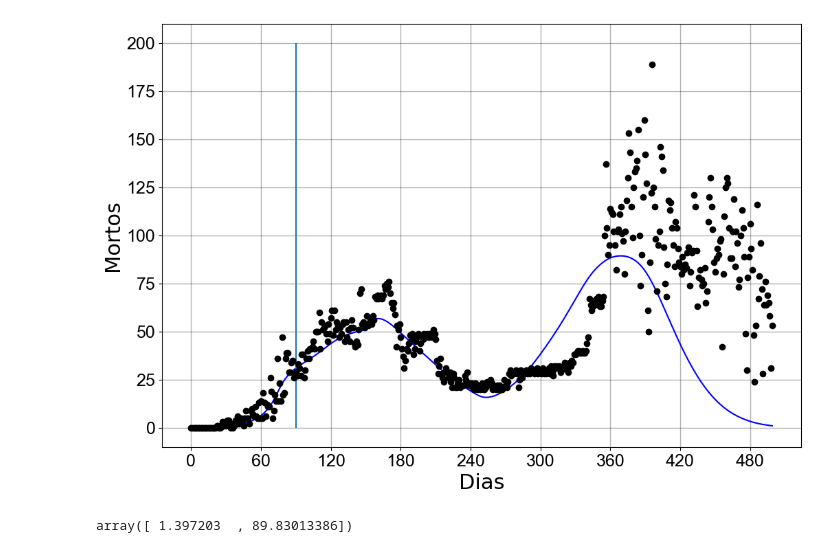
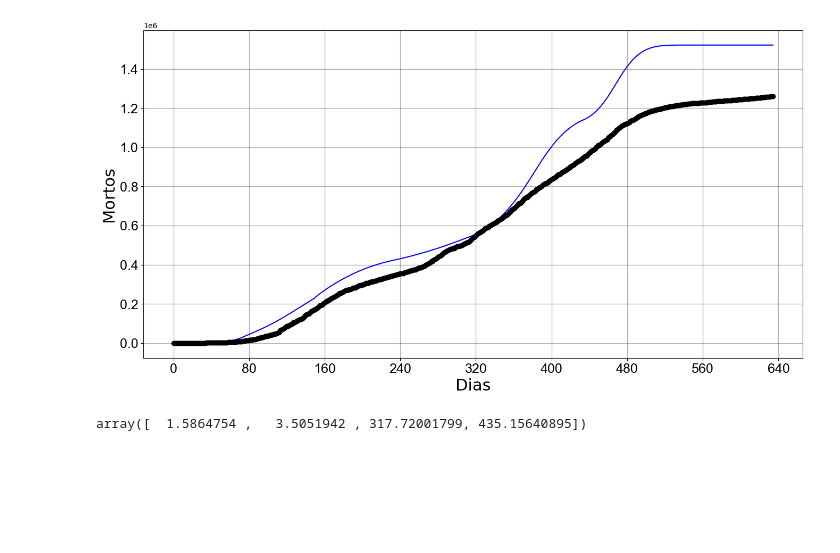
Before and after one commit to filipe7788/SEIHURD, a Jupyter notebook: fitting/fitao.ipynb, the cells around one changed output. Saved outputs shown, nothing was run; the diff lists cells and outputs as text; code cells hidden in the pictures; blank space fills up the shorter version.

```diff
--- a/fitting/fitao.ipynb
+++ b/fitting/fitao.ipynb
@@ -71,11 +71,11 @@ delta = 0.31
 p = 0.2
 # %%
 # def modelo
-def SEIIHURD(y,t, args):
+def SEIIHURD(t, y, args):
 
     # t0, b0, t1, b1, t2, b2, t3, b3, t4, b4, t5, b5, b_else = args
 
-    b0, t0 = args
+    b0, b1, t0, t1 = args
 
     if t<20.178:
         beta=2.1317
@@ -85,7 +85,9 @@ def SEIIHURD(y,t, args):
         beta=1.1281
     elif (t>=107.76354915) and (t < 149.34736536):
         beta=2.59807746
-    elif (t >= t0):
+    elif(t >= 235.35360579 and t < t0):
+        beta = 1.26315674
+    elif (t >= t0 and t < t1):
         beta = b0
     elif (t >= t1):
         beta = b1
@@ -96,7 +98,7 @@ def SEIIHURD(y,t, args):
 
     tau = novos_vacinados[int(t)]
 
-    if t >= 302: # 302 é quando começa a vacina
+    if t >= 321: # 321 é quando começa a vacina
         delta_av = 0.31
         delta_sv = 0.31
         phi_e = 0.7
@@ -172,13 +174,15 @@ def SEIIHURD(y,t, args):
 # lq_SIR
 def lq_SIR(pars, data, ts0, q0):
 
-    b0, t0 = pars
+    b0, b1, t0, t1 = pars
     #parameters
-    parode = b0, t0
+    parode = b0, b1, t0, t1
     #calls integrator
 
-    qs = odeint(SEIIHURD, q0, ts0, args=(parode,),mxstep=1000000)
-    mortos = np.diff(qs[:,-3]*14930634)[:300]
+    qs = solve_ivp(fun=SEIIHURD, t_span=[0, len(novos_vacinados)-1], args=(parode,) ,y0=q0, dense_output=True, method="RK45",  t_eval=np.arange(len(novos_vacinados)-1))
+    qs = qs.y
+
+    mortos = np.diff(qs[-3,:]*14930634)[:628]
     # casos = np.diff(qs[:, -2]*14930634)
     #define the standardized residuals
     errMortos = (mortos - data) / np.sqrt(mortos+1)
@@ -216,7 +220,7 @@ condicoes_iniciais = [S0,E0,V0, Sv0, Ev0, Ia0, Is0, Iav0, Isv0, H0, HV0, U0, UV0
 def Best_Fit(data,n_tries, ts0, q0):
 
     # #DEEFINE THE INTERVALS OF PARS[0, 2.],[0, 2.], [0, 5.], [0, 5.],[0, 5.],[0, 80], [80, 170], [170, 240], [240, 400]  310
-    intervals = np.array([[0, 5.], [0, 300]])
+    intervals = np.array([[0, 5.], [0, 5.], [235.35360580, 400], [401, 628]])
     #NUMBER OF FITS
     #best error starts at inft
     best_err = np.inf
@@ -258,14 +286,17 @@ def Best_Fit(data,n_tries, ts0, q0):
 n_tries=100  #Quanto maior mais certeza do resultado. Colocar em 100 para roda com mais certeza (Ou até maiws se for necessário)
 ts0 =  np.arange(len(novos_vacinados)-1)
 
-best_pop=Best_Fit(np.diff(mortos_dados)[:300], n_tries, ts0, condicoes_iniciais)
-b0, t0 = best_pop
-parode = [b0, t0]
+
+best_pop=Best_Fit(np.diff(moving_averages), n_tries, ts0, condicoes_iniciais)
+b0, b1, t0, t1 = best_pop
+parode = [b0, b1, t0, t1]
 
 # TEMPO FOI OTIMIZADO TAMBÉM
-# parode = [   1.65576662, 243.47609643]
+
+#parode = [  1.5864754 ,   3.5051942 , 317.72001799, 435.15640895]
 # calls integrator
-qs = odeint(SEIIHURD, condicoes_iniciais, ts0, args=(parode,), mxstep=1000000)
+qs = solve_ivp(fun=SEIIHURD, t_span=[0, len(novos_vacinados)-1], args=(parode,) ,y0=condicoes_iniciais, dense_output=True, method="RK45",  t_eval=np.arange(len(novos_vacinados)-1))
+qs = qs.y
 # %% [output]
 0
 achou 1
@@ -287,46 +361,47 @@ achou 4
 # %%
 # plotando mortes
+ts0 =  np.arange(len(novos_vacinados)-1)
 
-qi = qs[:,-3] #mortes acumulados
+qi = qs[-2,:] #mortes acumulados
 
 #Criando plot
-fig, ax = plt.subplots(figsize=(12,8))
+fig, ax = plt.subplots(figsize=(16,8))
 
 #Desenhando grid no plot
 ax.grid(which='major', axis='both', color='black',linewidth=1.,alpha=0.3)
 ax.autoscale()
 
 x_para_escala = np.arange(0, len(datas), 1)
 
-ax.scatter(x_para_escala,  np.diff(mortos_dados)[:len(datas)], color='black',zorder=3,label='Reported data')
+ax.scatter(x_para_escala,  (casos_dados)[:len(datas)], color='black',zorder=3,label='Reported data')
 
 #Plot the fitted function as a line.
-ax.plot(x_para_escala, np.diff(N*qi)[:len(datas)],color='blue',label='Fitted function')
-ax.vlines(t0, 0, 200)
+ax.plot(x_para_escala, (N*qi)[:len(datas)],color='blue',label='Fitted function')
 #Set the labels
 ax.set_ylabel('Mortos',fontsize=22)
 ax.set_xlabel('Dias', fontsize=22)
 #Set the title
 #The size of the numbers on the axixis
 ax.tick_params(labelsize=18)
 
 #Limiting the ammount of dates on the X axixs
 ax.xaxis.set_major_locator(plt.MaxNLocator(10))
 #Rotating the dates for better visualization
 # plt.setp(ax.get_xticklabels(), rotation=30)
 
 
 #Setting the font of the numbers on the axixis as ARIAL
 for tick in ax.get_xticklabels():
     tick.set_fontname("Arial")
 for tick in ax.get_yticklabels():
     tick.set_fontname("Arial")
 
 #Show Graph
 plt.show()
 # %% [output]
-[figure, old version]
+[figure, new version]
-# %%
-best_pop
-# %% [output]
-array([ 1.397203  , 89.83013386])
+# %%
+best_pop
+#array([  1.5864754 ,   3.5051942 , 317.72001799, 435.15640895])
+# %% [output]
+array([  1.5864754 ,   3.5051942 , 317.72001799, 435.15640895])
```
Also changed, not shown: parts of 4 cells of this notebook, 3 other files.
